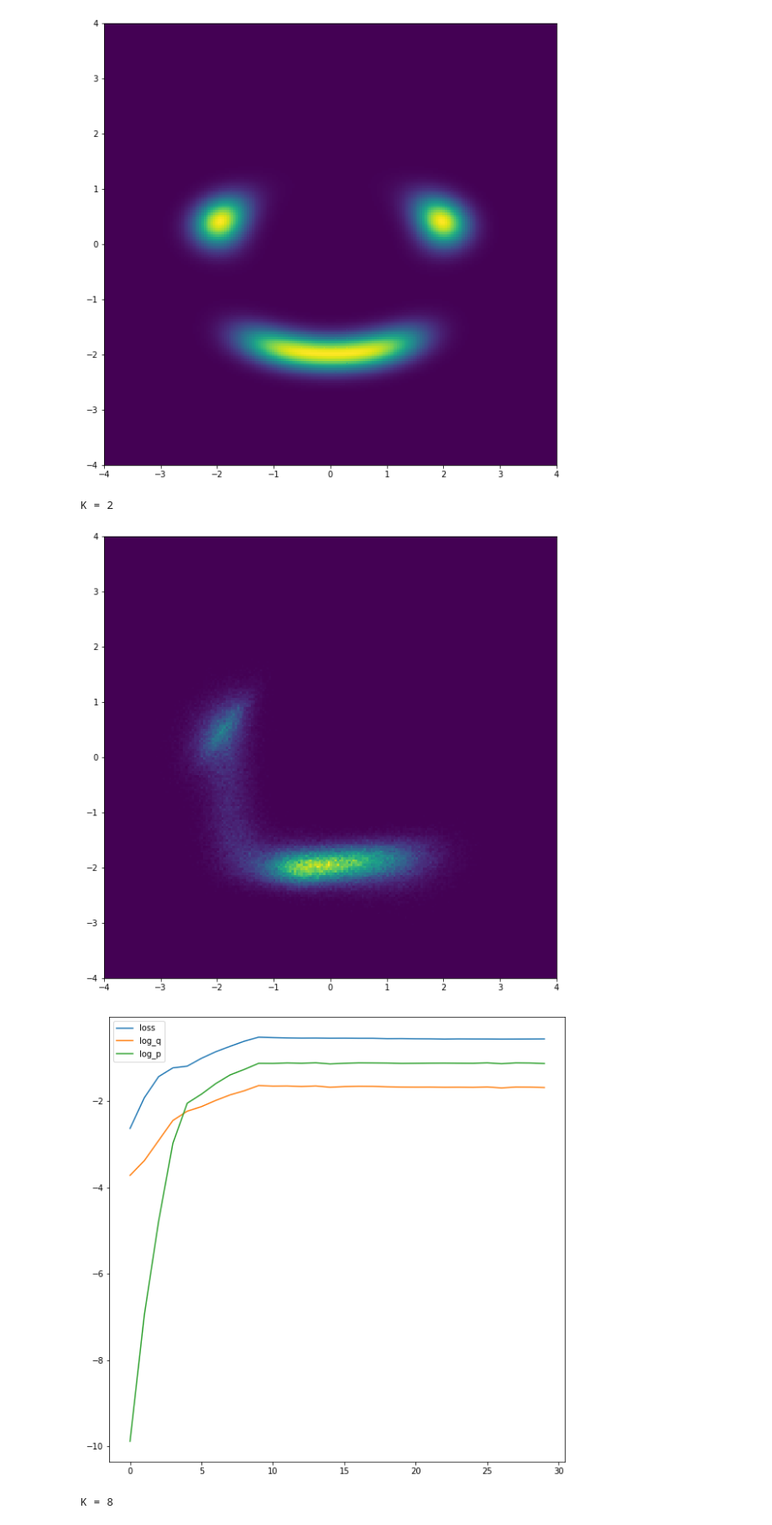
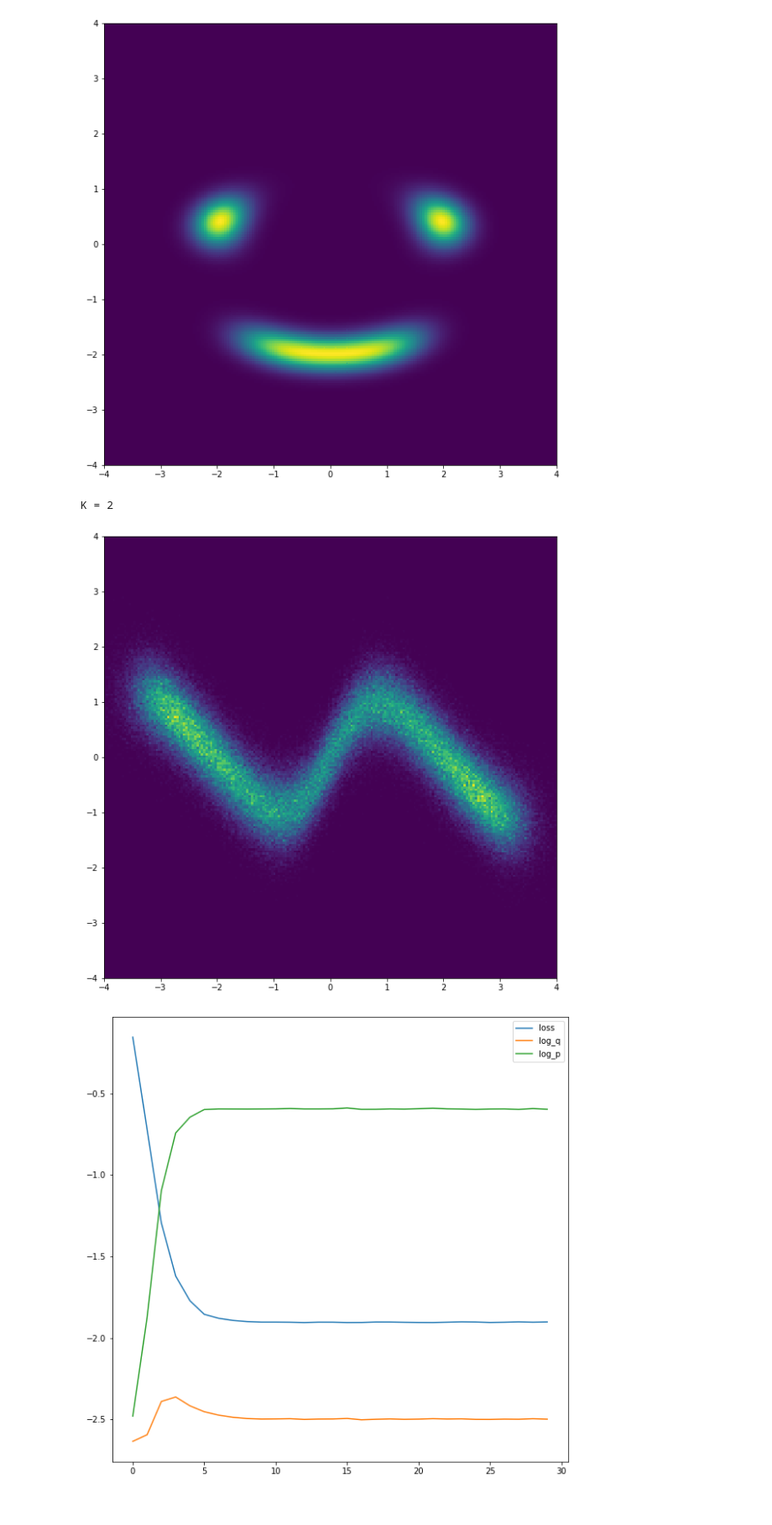
Before and after one commit to VincentStimper/normalizing-flows, a Jupyter notebook: example/flow_plots.ipynb, the cells around one changed output. Shown at 84% size. Drawn from its saved outputs; the diff is of its cells as text; code cells hidden in the pictures.

```diff
--- a/example/flow_plots.ipynb
+++ b/example/flow_plots.ipynb
@@ -58,10 +62,11 @@ for k in range(5):
 [figure]
 # %%
 # Planar flows
+K_arr = [2, 8, 32]
 for K in K_arr:
 
     print("K = {}".format(K))
-    for k in range(4,5):
+    for k in range(1,4):
         if k == 0 or k == 4:
             anneal_iter = 10000
         else: # turn annealing off when fitting to sinusoidal distributions
@@ -86,33 +91,32 @@ for K in K_arr:
             optimizer.zero_grad()
             _, log_q, log_p = nfm(x, num_samples)
             mean_log_q = torch.mean(log_q)
             mean_log_p = torch.mean(log_p)
             loss = mean_log_q - np.min([1.0, 0.01 + it / anneal_iter]) * mean_log_p
             loss.backward()
             optimizer.step()
 
             if (it + 1) % save_iter == 0:
                 loss_hist = np.append(loss_hist, loss.cpu().data.numpy())
                 log_q_hist = np.append(log_q_hist, mean_log_q.cpu().data.numpy())
                 log_p_hist = np.append(log_p_hist, mean_log_p.cpu().data.numpy())
 
         # Plot learned posterior distribution
         z, _, _ = nfm(torch.zeros(512).to(dev), num_samples=512)
         z_np = z.cpu().data.numpy()
         plt.figure(figsize=(10, 10))
         plt.hist2d(z_np[:, :, 0].flatten(), z_np[:, :, 1].flatten(), (grid_size, grid_size), grid_shape)
         plt.show()
         np.save("K={}-k={}".format(K,k), (z_np, loss.cpu().data.numpy()))
 
         # Plot training history
         plt.figure(figsize=(10, 10))
         plt.plot(loss_hist, label='loss')
         plt.plot(log_q_hist, label='log_q')
         plt.plot(log_p_hist, label='log_p')
         plt.legend()
         plt.show()
 # %% [output]
 K = 2
-[figure, old version]
+[figure, new version]
-[figure, old version]
+[figure, new version]
-K = 8
```
Also changed, not shown: parts of 9 cells of this notebook.
